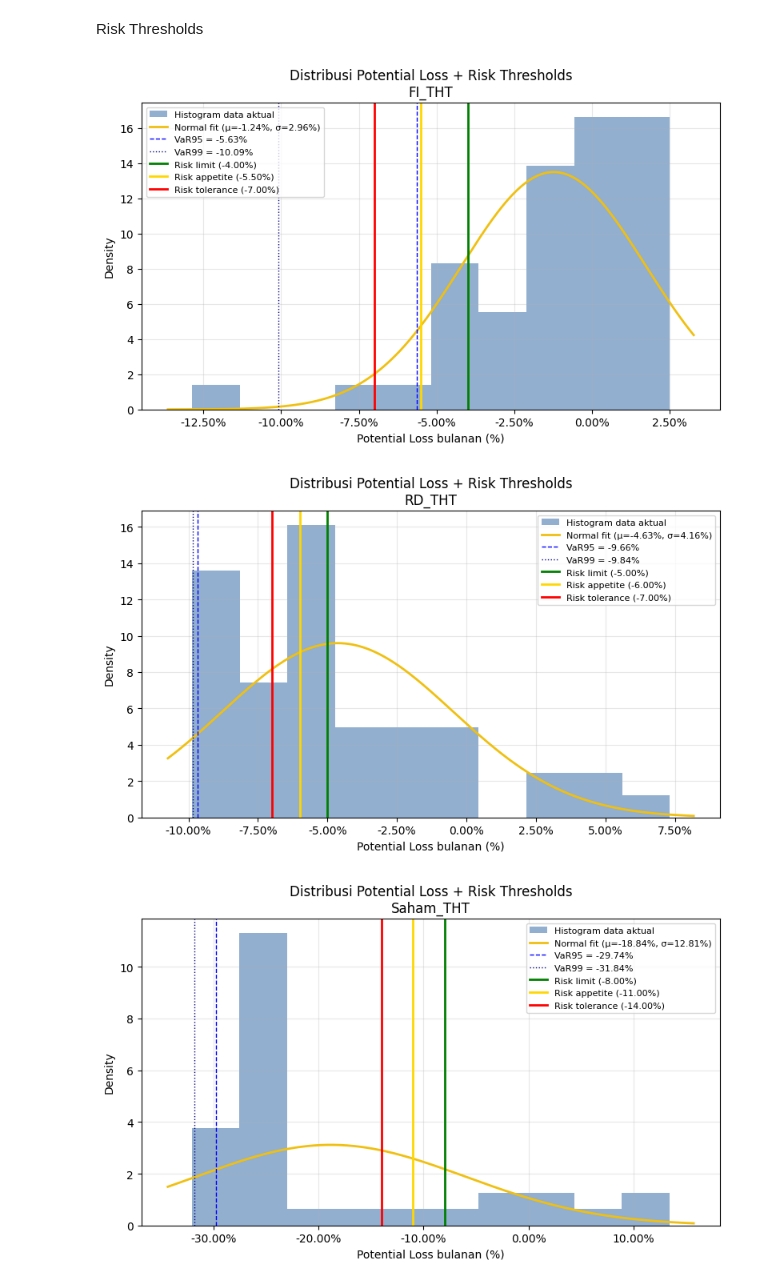
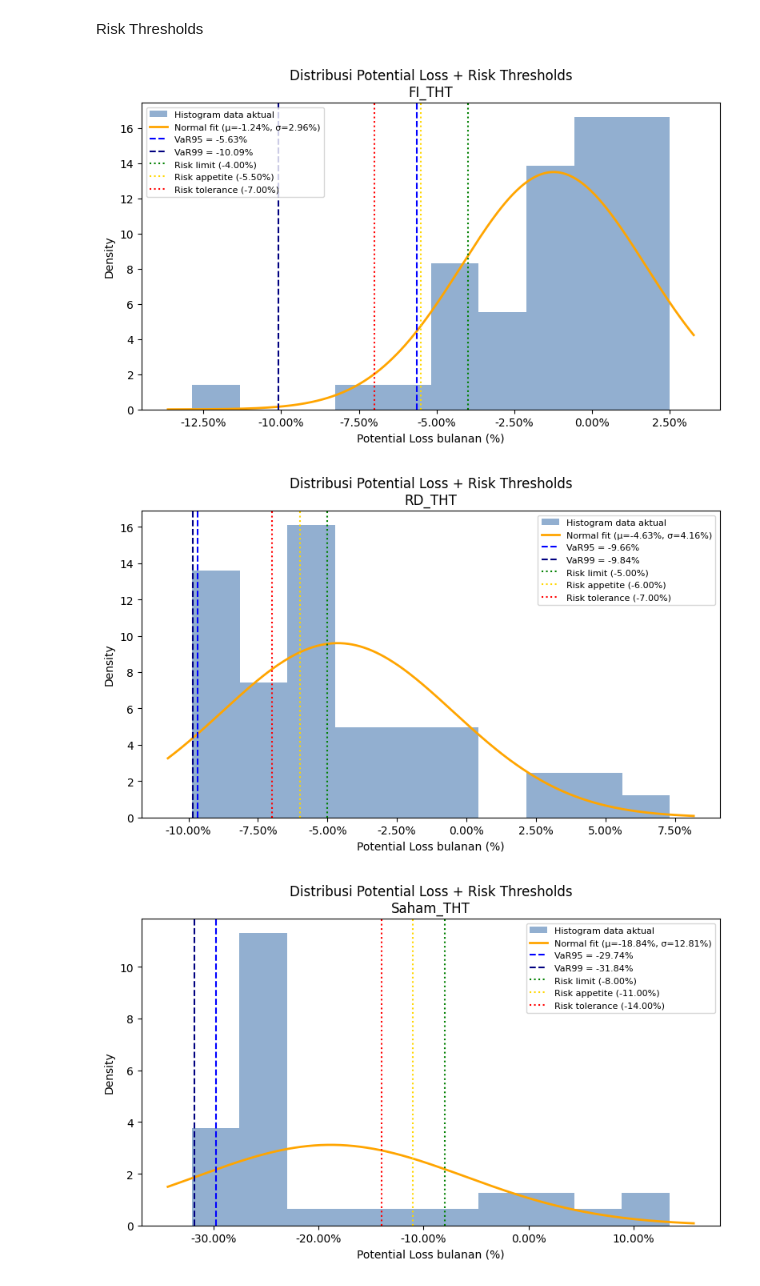
Before and after one commit to iqbaltanjung97/VaR, a Jupyter notebook: VaR.ipynb, the cells around one changed output. Cells and saved outputs as stored; diff of their text form; code cells hidden in the pictures.

```diff
--- a/VaR.ipynb
+++ b/VaR.ipynb
@@ -324,40 +227,40 @@ for col in asset_cols:
 
     fig, ax = plt.subplots(figsize=(8,5))
 
     # Histogram
     ax.hist(series, bins=10, density=True,
             alpha=0.5, color="#2661a2",
             label="Histogram data aktual")
 
     # Normal fit
-    ax.plot(x, y, linewidth=2, color="#f0c011",
+    ax.plot(x, y, linewidth=2, color="orange",
             label=f"Normal fit (μ={mu:.2%}, σ={sigma:.2%})")
 
     # VaR lines
-    ax.axvline(q05, linestyle="--", linewidth=1, color="blue",
+    ax.axvline(q05, linestyle="--", linewidth=1.5, color="blue",
                label=f"VaR95 = {q05:.2%}")
-    ax.axvline(q01, linestyle=":", linewidth=1, color="navy",
+    ax.axvline(q01, linestyle="--", linewidth=1.5, color="navy",
                label=f"VaR99 = {q01:.2%}")
 
     # Threshold lines (ONLY lines, no shading)
-    ax.axvline(lim, color="green", linewidth=2,
+    ax.axvline(lim, linestyle=":", color="green", linewidth=1.5,
                label=f"Risk limit ({lim:.2%})")
-    ax.axvline(app, color="gold", linewidth=2,
+    ax.axvline(app, linestyle=":", color="gold", linewidth=1.5,
                label=f"Risk appetite ({app:.2%})")
-    ax.axvline(tol, color="red", linewidth=2,
+    ax.axvline(tol, linestyle=":", color="red", linewidth=1.5,
                label=f"Risk tolerance ({tol:.2%})")
 
     # Format x-axis as %
     ax.xaxis.set_major_formatter(FuncFormatter(lambda x, _: f"{x*100:.2f}%"))
 
     ax.set_title(f"Distribusi Potential Loss + Risk Thresholds\n{col}")
     ax.set_xlabel("Potential Loss bulanan (%)")
     ax.set_ylabel("Density")
-    ax.grid(alpha=0.3)
+    ax.grid(False)
     ax.legend(fontsize=8, frameon=True)
     plt.tight_layout()
     plt.show()
 # %% [output]
-[figure, old version]
+[figure, new version]
-[figure, old version]
+[figure, new version]
-[figure, old version]
+[figure, new version]
```
Also changed, not shown: parts of 6 cells of this notebook, 2 other files.
